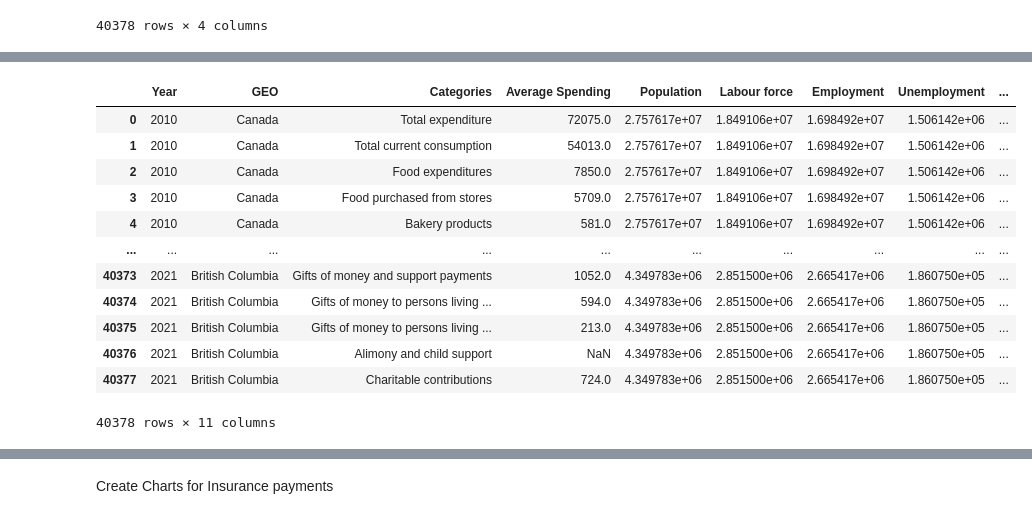
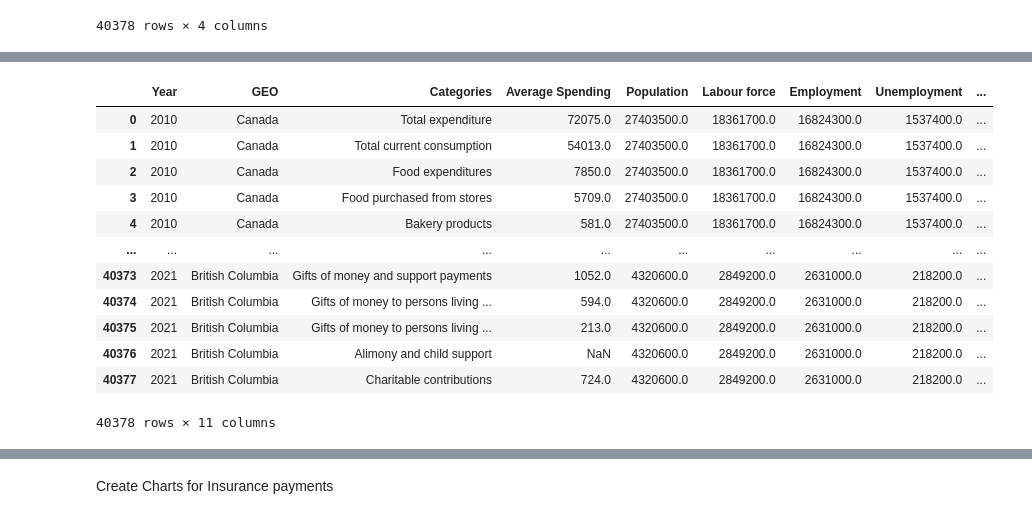
Before and after one commit to Cadeem-M/Unemployment-Analysis, a Jupyter notebook: analysis.ipynb, the cells around one changed output, grey strips where cells are left out. Drawn from its saved outputs; the diff is of its cells as text; code cells hidden in the pictures.

```diff
--- a/analysis.ipynb
+++ b/analysis.ipynb
@@ -86,8 +86,8 @@ array(['Alberta', 'British Columbia', 'Canada', 'Manitoba',
 # %%
 provincial_unemploy = filt_unemployed_df.loc[filt_unemployed_df["GEO"] != "Canada"]
 provincial_unemploy = filt_unemployed_df.loc[filt_unemployed_df["Age group"] == "15 years and over"]
-
-provincial_unemploy.head()
+provincial_unemploy = provincial_unemploy[provincial_unemploy["Month"]== "01"]
+provincial_unemploy
 # %% [output]
 |  | Year | Month | GEO | Age group | Population | Labour force | Employment | Unemployment | ... |
 | 2 | 1976 | 01 | Alberta | 15 years and over | 1276700.0 | 856500.0 | 819500.0 | 37000.0 | ... |
@@ -134,7 +141,7 @@ provincial_unemploy_avg_df = provincial_unemploy.filter(items= ["Year", "GEO", "
 provincial_unemploy_avg_df
 
 
-provincial_unemploy_avg_df = provincial_unemploy_avg_df.groupby(["Year","GEO"]).mean()
+#provincial_unemploy_avg_df = provincial_unemploy_avg_df.groupby(["Year","GEO"])
 provincial_unemploy_avg_df = provincial_unemploy_avg_df.reset_index()
 
 print(provincial_unemploy_avg_df.columns)
@@ -160,24 +167,24 @@ Index(['Year', 'GEO', 'Population', 'Labour force', 'Employment',
 # %%
 #Merge 2 dataset
 provincial_unemploy_avg_df['Year'] = provincial_unemploy_avg_df['Year'].astype(int)
 filt_spending_df['Year'] = filt_spending_df['Year'].astype(int)
 
 Spending_Unemployment = pd.merge(filt_spending_df, provincial_unemploy_avg_df, how="left", on=["Year", "GEO"])
-
+Spending_Unemployment = Spending_Unemployment.drop("index",axis=1)
 Spending_Unemployment
 # %% [output]
 |  | Year | GEO | Categories | Average Spending | Population | Labour force | Employment | Unemployment | ... |
-| 0 | 2010 | Canada | Total expenditure | 72075.0 | 2.757617e+07 | 1.849106e+07 | 1.698492e+07 | 1.506142e+06 | ... |
-| 1 | 2010 | Canada | Total current consumption | 54013.0 | 2.757617e+07 | 1.849106e+07 | 1.698492e+07 | 1.506142e+06 | ... |
-| 2 | 2010 | Canada | Food expenditures | 7850.0 | 2.757617e+07 | 1.849106e+07 | 1.698492e+07 | 1.506142e+06 | ... |
-| 3 | 2010 | Canada | Food purchased from stores | 5709.0 | 2.757617e+07 | 1.849106e+07 | 1.698492e+07 | 1.506142e+06 | ... |
-| 4 | 2010 | Canada | Bakery products | 581.0 | 2.757617e+07 | 1.849106e+07 | 1.698492e+07 | 1.506142e+06 | ... |
+| 0 | 2010 | Canada | Total expenditure | 72075.0 | 27403500.0 | 18361700.0 | 16824300.0 | 1537400.0 | ... |
+| 1 | 2010 | Canada | Total current consumption | 54013.0 | 27403500.0 | 18361700.0 | 16824300.0 | 1537400.0 | ... |
+| 2 | 2010 | Canada | Food expenditures | 7850.0 | 27403500.0 | 18361700.0 | 16824300.0 | 1537400.0 | ... |
+| 3 | 2010 | Canada | Food purchased from stores | 5709.0 | 27403500.0 | 18361700.0 | 16824300.0 | 1537400.0 | ... |
+| 4 | 2010 | Canada | Bakery products | 581.0 | 27403500.0 | 18361700.0 | 16824300.0 | 1537400.0 | ... |
 | ... | ... | ... | ... | ... | ... | ... | ... | ... | ... |
-| 40373 | 2021 | British Columbia | Gifts of money and support payments | 1052.0 | 4.349783e+06 | 2.851500e+06 | 2.665417e+06 | 1.860750e+05 | ... |
-| 40374 | 2021 | British Columbia | Gifts of money to persons living ... | 594.0 | 4.349783e+06 | 2.851500e+06 | 2.665417e+06 | 1.860750e+05 | ... |
-| 40375 | 2021 | British Columbia | Gifts of money to persons living ... | 213.0 | 4.349783e+06 | 2.851500e+06 | 2.665417e+06 | 1.860750e+05 | ... |
-| 40376 | 2021 | British Columbia | Alimony and child support | NaN | 4.349783e+06 | 2.851500e+06 | 2.665417e+06 | 1.860750e+05 | ... |
-| 40377 | 2021 | British Columbia | Charitable contributions | 724.0 | 4.349783e+06 | 2.851500e+06 | 2.665417e+06 | 1.860750e+05 | ... |
+| 40373 | 2021 | British Columbia | Gifts of money and support payments | 1052.0 | 4320600.0 | 2849200.0 | 2631000.0 | 218200.0 | ... |
+| 40374 | 2021 | British Columbia | Gifts of money to persons living ... | 594.0 | 4320600.0 | 2849200.0 | 2631000.0 | 218200.0 | ... |
+| 40375 | 2021 | British Columbia | Gifts of money to persons living ... | 213.0 | 4320600.0 | 2849200.0 | 2631000.0 | 218200.0 | ... |
+| 40376 | 2021 | British Columbia | Alimony and child support | NaN | 4320600.0 | 2849200.0 | 2631000.0 | 218200.0 | ... |
+| 40377 | 2021 | British Columbia | Charitable contributions | 724.0 | 4320600.0 | 2849200.0 | 2631000.0 | 218200.0 | ... |
 40378 rows × 11 columns
 # %%
 #Filter for insurance premium
```
Also changed, not shown: parts of 4 cells of this notebook.
